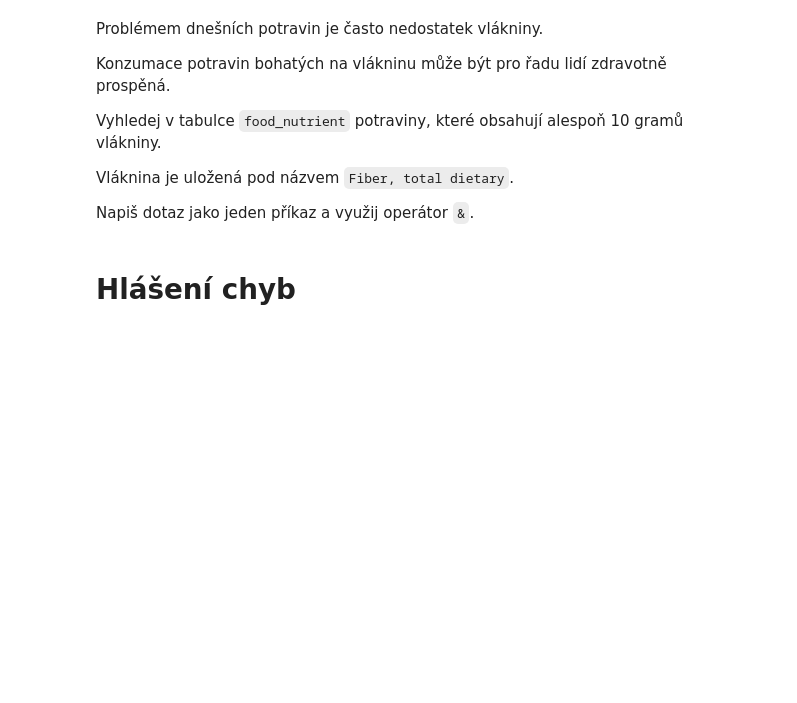
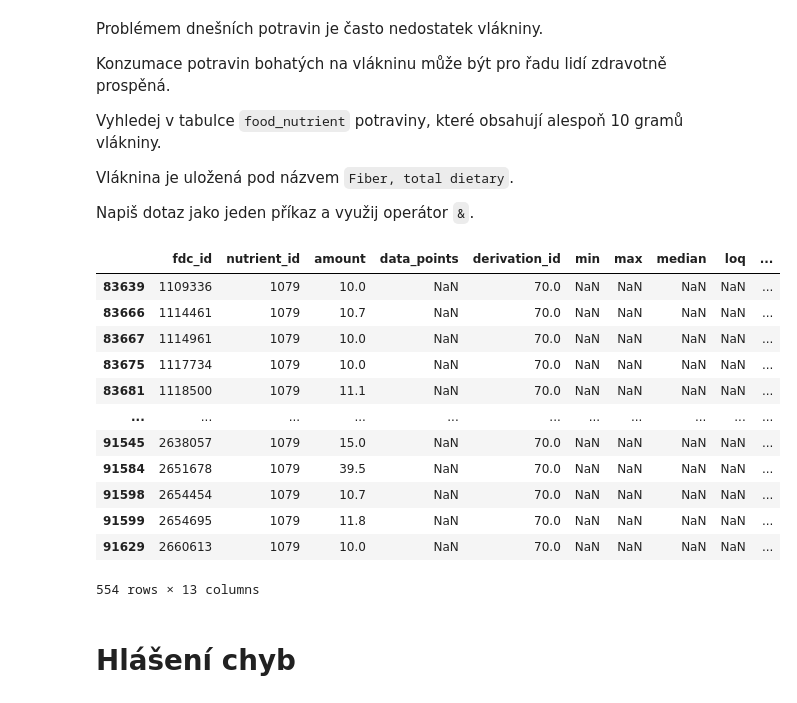
Before and after one commit to AnetaPopelova/czechitas-python-pro-datovou-analyzu-2024-02, a Jupyter notebook: notebooks/lekce-02/lekce-02.ipynb, the cells around one changed output. Saved outputs shown, nothing was run; the diff lists cells and outputs as text; code cells hidden in the pictures; blank space fills up the shorter version.

```diff
--- a/notebooks/lekce-02/lekce-02.ipynb
+++ b/notebooks/lekce-02/lekce-02.ipynb
@@ -220,6 +220,22 @@ Vyhledej v tabulce `food_nutrient` potraviny, které obsahují alespoň 10 gram
 Vláknina je uložená pod názvem `Fiber, total dietary`.
 
 Napiš dotaz jako jeden příkaz a využij operátor `&`.
+# %%
+food_nutrient[(food_nutrient["name"] == "Fiber, total dietary") & (food_nutrient["amount"] >= 10)]
+# %% [output]
+|  | fdc_id | nutrient_id | amount | data_points | derivation_id | min | max | median | loq | ... |
+| 83639 | 1109336 | 1079 | 10.0 | NaN | 70.0 | NaN | NaN | NaN | NaN | ... |
+| 83666 | 1114461 | 1079 | 10.7 | NaN | 70.0 | NaN | NaN | NaN | NaN | ... |
+| 83667 | 1114961 | 1079 | 10.0 | NaN | 70.0 | NaN | NaN | NaN | NaN | ... |
+| 83675 | 1117734 | 1079 | 10.0 | NaN | 70.0 | NaN | NaN | NaN | NaN | ... |
+| 83681 | 1118500 | 1079 | 11.1 | NaN | 70.0 | NaN | NaN | NaN | NaN | ... |
+| ... | ... | ... | ... | ... | ... | ... | ... | ... | ... | ... |
+| 91545 | 2638057 | 1079 | 15.0 | NaN | 70.0 | NaN | NaN | NaN | NaN | ... |
+| 91584 | 2651678 | 1079 | 39.5 | NaN | 70.0 | NaN | NaN | NaN | NaN | ... |
+| 91598 | 2654454 | 1079 | 10.7 | NaN | 70.0 | NaN | NaN | NaN | NaN | ... |
+| 91599 | 2654695 | 1079 | 11.8 | NaN | 70.0 | NaN | NaN | NaN | NaN | ... |
+| 91629 | 2660613 | 1079 | 10.0 | NaN | 70.0 | NaN | NaN | NaN | NaN | ... |
+554 rows × 13 columns
 # %% [markdown]
 # Hlášení chyb
 # %% [markdown]
```
Also changed, not shown: parts of 8 cells of this notebook, 4 other files.
